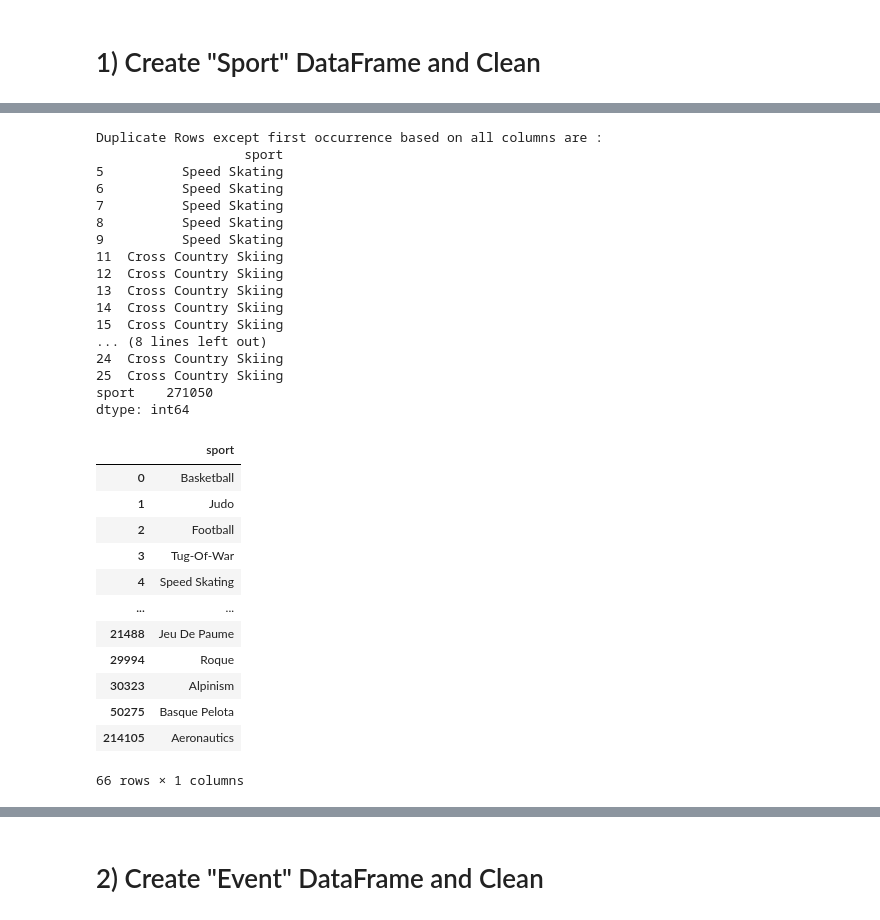
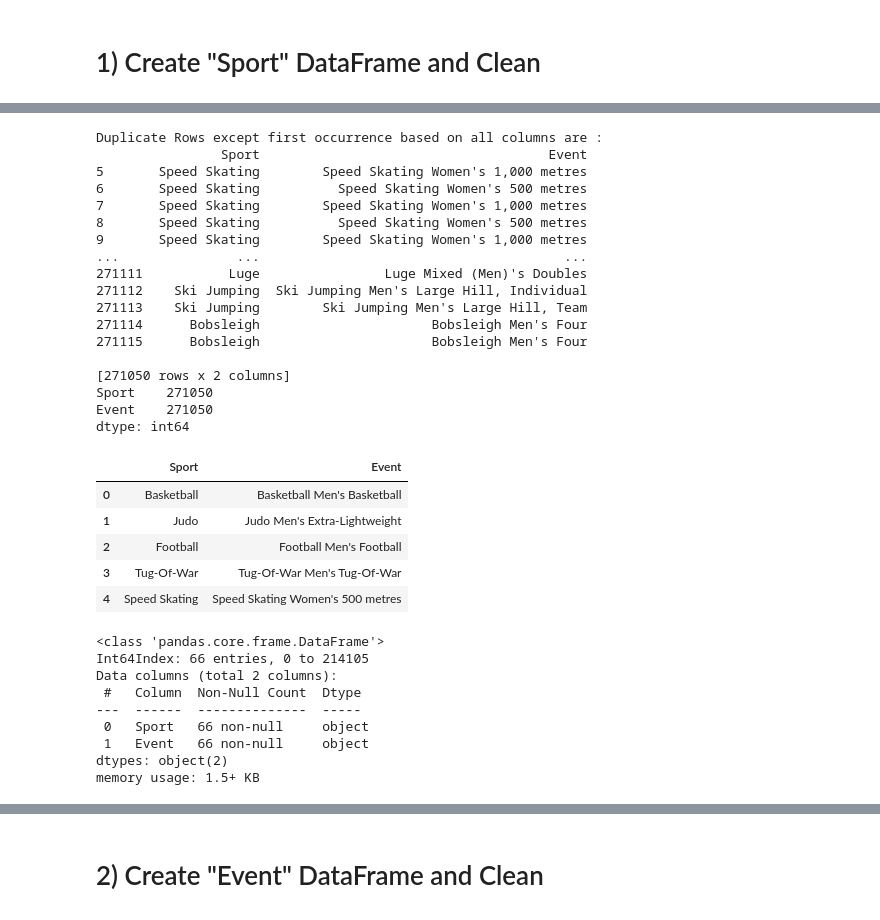
Before and after one commit to felo0917/ETL_project, a Jupyter notebook: Maria_Martinez/olympics_sports_data.ipynb, the cells around one changed output, grey strips where cells are left out. Drawn from its saved outputs; the diff is of its cells as text; code cells hidden in the pictures.

```diff
--- a/Maria_Martinez/olympics_sports_data.ipynb
+++ b/Maria_Martinez/olympics_sports_data.ipynb
@@ -23,12 +34,13 @@ olympics_info.head()
 #    1) Create "Sport" DataFrame and Clean
 # %%
 # Create a filtered dataframe "Sport" from specific columns
-sports_cols = ["Sport"]
-sport_df = olympics_info[sports_cols].copy()
+sports_cols = ["Sport", "Event"]
+sport_df= olympics_info[sports_cols].copy()
+
+# Rename the column headers
+# sport_df = sport_df.rename(columns={"Sport": "sport", "Event": "event"})
 
 
-# Rename the column header
-sport_df = sport_df.rename(columns={"Sport": "sport"})
 
 sport_df.head()
 # %% [output]
@@ -53,44 +60,49 @@ memory usage: 2.1+ MB
 # %%
 # Find duplicates, if any
-duplicateSportDF = sport_df[sport_df.duplicated()]
+duplicateSportDF = sport_df[sport_df.duplicated("Sport")]
 
 print("Duplicate Rows except first occurrence based on all columns are :")
-print(duplicateSportDF.head(20))
+print(duplicateSportDF)
 print(duplicateSportDF.count())
 # %% [output]
 Duplicate Rows except first occurrence based on all columns are :
-                   sport
-5          Speed Skating
-6          Speed Skating
-7          Speed Skating
-8          Speed Skating
-9          Speed Skating
-11  Cross Country Skiing
-12  Cross Country Skiing
-13  Cross Country Skiing
-14  Cross Country Skiing
-15  Cross Country Skiing
-... (8 lines left out)
-24  Cross Country Skiing
-25  Cross Country Skiing
-sport    271050
+                Sport                                     Event
+5       Speed Skating        Speed Skating Women's 1,000 metres
+6       Speed Skating          Speed Skating Women's 500 metres
+7       Speed Skating        Speed Skating Women's 1,000 metres
+8       Speed Skating          Speed Skating Women's 500 metres
+9       Speed Skating        Speed Skating Women's 1,000 metres
+...               ...                                       ...
+271111           Luge                Luge Mixed (Men)'s Doubles
+271112    Ski Jumping  Ski Jumping Men's Large Hill, Individual
+271113    Ski Jumping        Ski Jumping Men's Large Hill, Team
+271114      Bobsleigh                      Bobsleigh Men's Four
+271115      Bobsleigh                      Bobsleigh Men's Four
+
+[271050 rows x 2 columns]
+Sport    271050
+Event    271050
 dtype: int64
 # %%
 # Clean the data by dropping duplicates
-sport_df.drop_duplicates("sport", inplace=True)
-
-sport_df
+sport_table = sport_df.drop_duplicates("Sport")
+sport_table.head()
 # %% [output]
-|  | sport |
-| 0 | Basketball |
-| 1 | Judo |
-| 2 | Football |
-| 3 | Tug-Of-War |
-| 4 | Speed Skating |
-| ... | ... |
-| 21488 | Jeu De Paume |
-| 29994 | Roque |
-| 30323 | Alpinism |
-| 50275 | Basque Pelota |
-| 214105 | Aeronautics |
+|  | Sport | Event |
+| 0 | Basketball | Basketball Men's Basketball |
+| 1 | Judo | Judo Men's Extra-Lightweight |
+| 2 | Football | Football Men's Football |
+| 3 | Tug-Of-War | Tug-Of-War Men's Tug-Of-War |
+| 4 | Speed Skating | Speed Skating Women's 500 metres |
-66 rows × 1 columns
+# %%
+sport_table.info()
+# %% [output]
+<class 'pandas.core.frame.DataFrame'>
+Int64Index: 66 entries, 0 to 214105
+Data columns (total 2 columns):
+ #   Column  Non-Null Count  Dtype
+---  ------  --------------  -----
+ 0   Sport   66 non-null     object
+ 1   Event   66 non-null     object
+dtypes: object(2)
+memory usage: 1.5+ KB
```
Also changed, not shown: parts of 48 cells of this notebook.
